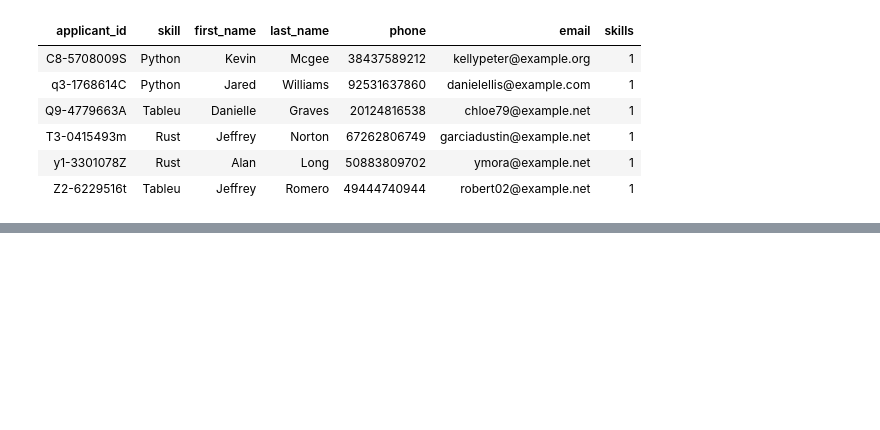
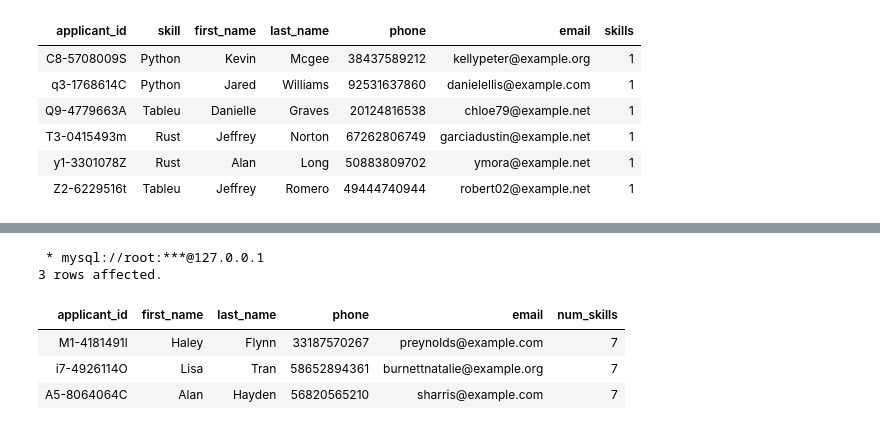
Before and after one commit to JasmineMadi/datajoint-tutorials, a Jupyter notebook: db-course/PythonFinalPro.ipynb, the cells around one changed output, grey strips where cells are left out. Cells and saved outputs as stored; diff of their text form; code cells hidden in the pictures; blank space fills up the shorter version.

```diff
--- a/db-course/PythonFinalPro.ipynb
+++ b/db-course/PythonFinalPro.ipynb
@@ -556,0 +555,14 @@ limit 3
+# %%
+%%sql
+SELECT applicant.*, COUNT(skill) AS num_skills
+FROM applicant  NATURAL JOIN applicant__skill
+GROUP BY applicant_id
+ORDER BY num_skills DESC
+LIMIT 3
+# %% [output]
+ * mysql://root:***@127.0.0.1
+3 rows affected.
+| applicant_id | first_name | last_name | phone | email | num_skills |
+| M1-4181491l | Haley | Flynn | 33187570267 | preynolds@example.com | 7 |
+| i7-4926114O | Lisa | Tran | 58652894361 | burnettnatalie@example.org | 7 |
+| A5-8064064C | Alan | Hayden | 56820565210 | sharris@example.com | 7 |
```
Also changed, not shown: parts of 6 cells of this notebook, 2 other files.
